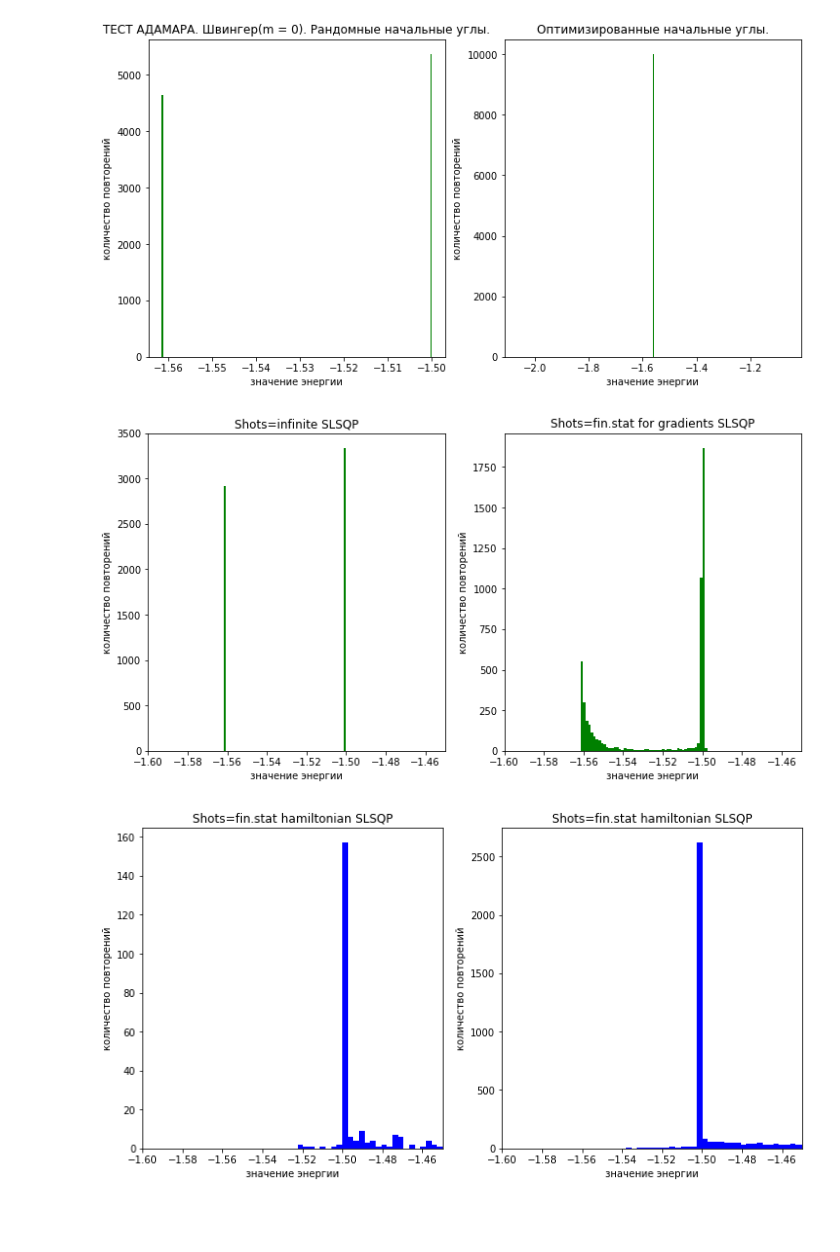
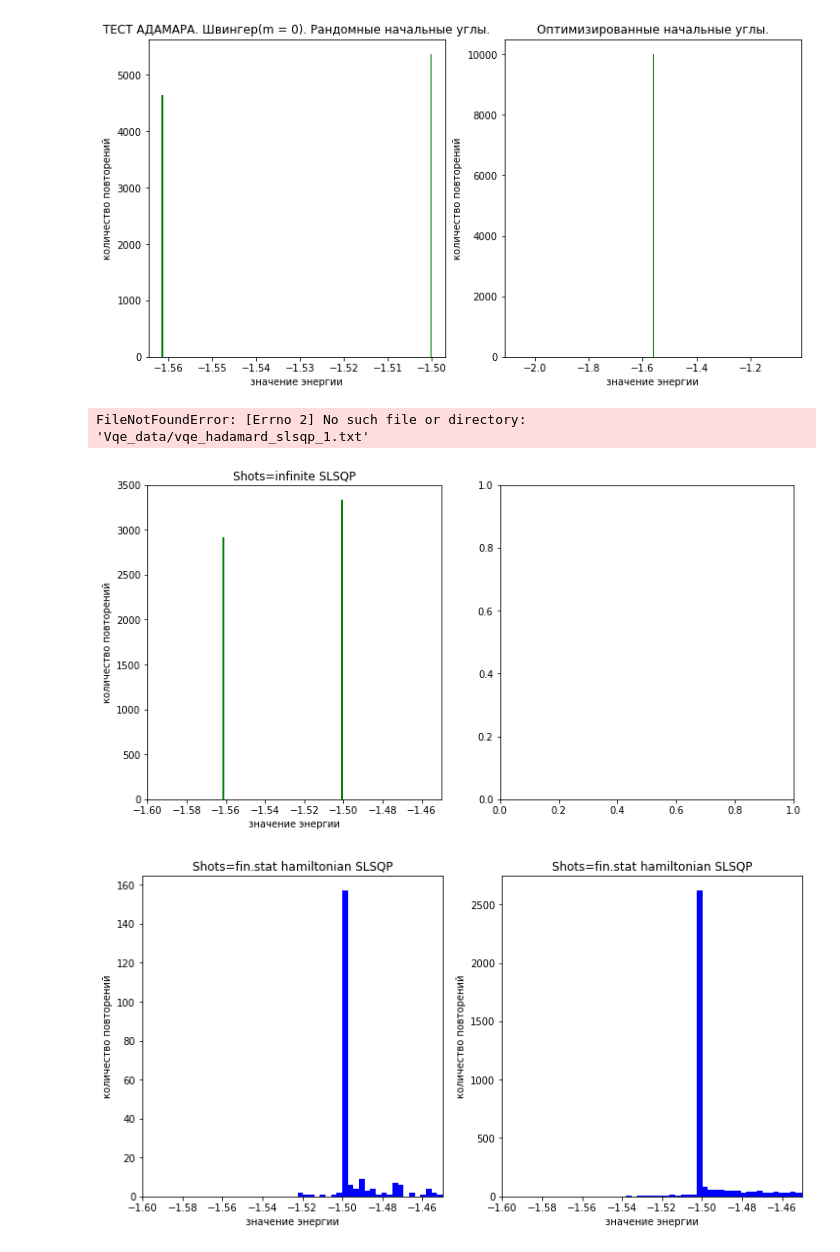
Before and after one commit to applevitya/vqe1, a Jupyter notebook: report_gradients.ipynb, the cells around one changed output. Cells and saved outputs as stored; diff of their text form; code cells hidden in the pictures; blank space fills up the shorter version.

```diff
--- a/report_gradients.ipynb
+++ b/report_gradients.ipynb
@@ -111,23 +111,24 @@ plt2.set_title('Оптимизированные начальные углы.');
 # %%
 fig, (plt1, plt2) = plt.subplots(1, 2, figsize=(12, 6))
 with open('Vqe_data/vqe_hadamard_slsqp_all_full.txt', 'r') as file:
     nums = [row.strip() for row in file]
 nums = list(map(float, nums))
 plt1.hist(nums,bins=int(len(nums)/100), color = 'green');
 plt1.set_xlim(-1.6,-1.45)
 plt1.set_ylabel('количество повторений')
 plt1.set_xlabel('значение энергии')
 plt1.set_title('Shots=infinite SLSQP');
-with open('Vqe_data/vqe_hadamard_slsqp_full.txt', 'r') as file:
+with open('Vqe_data/vqe_hadamard_slsqp_1.txt', 'r') as file:
     nums = [row.strip() for row in file]
 nums = list(map(float, nums))
-plt2.hist(nums,bins=int(len(nums)/100), color = 'green');
-plt2.set_xlim(-1.6,-1.45)
+plt2.hist(nums,bins=int(len(nums)/20), color = 'green');
+plt2.set_xlim(-1.6,-1)
 plt2.set_ylabel('количество повторений')
 plt2.set_xlabel('значение энергии')
 plt2.set_title('Shots=fin.stat for gradients SLSQP');
 # %% [output]
+FileNotFoundError: [Errno 2] No such file or directory: 'Vqe_data/vqe_hadamard_slsqp_1.txt'
-[figure, old version]
+[figure, new version]
 # %%
 fig, (plt1, plt2) = plt.subplots(1, 2, figsize=(12, 6))
 with open('Vqe_data/hello.txt', 'r') as file:
```
Also changed, not shown: 4 other files.
